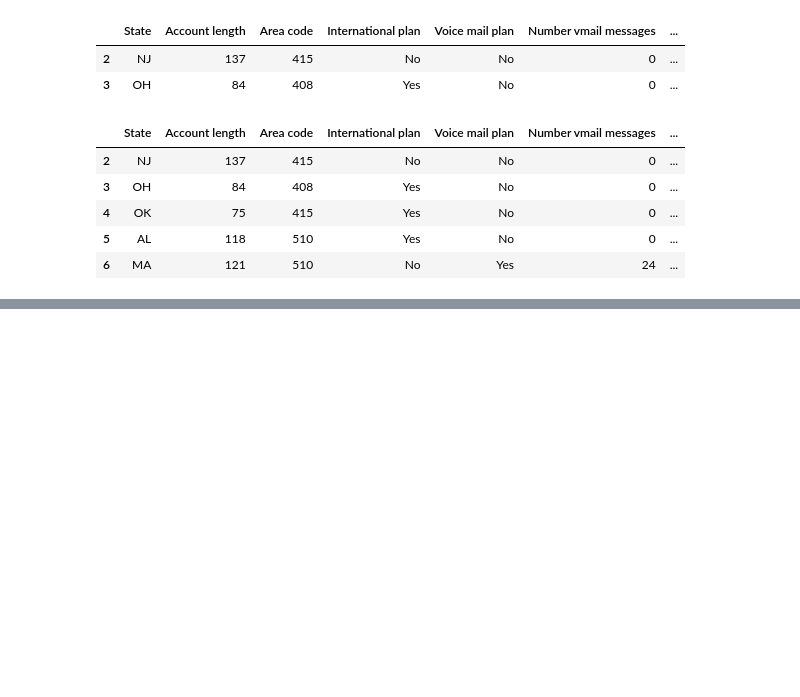
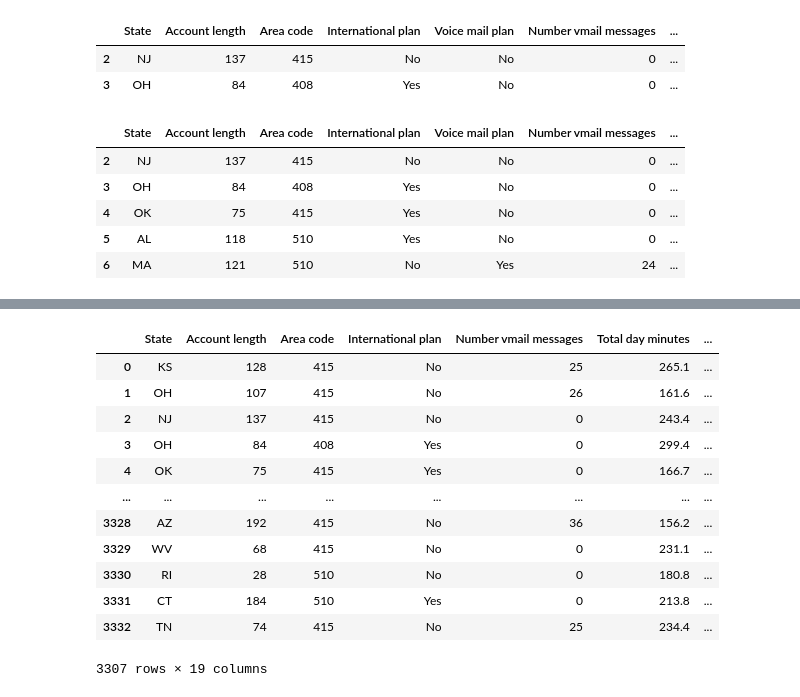
Before and after one commit to Nahsc0/DSFP_CLass, a Jupyter notebook: DataFrame.ipynb, the cells around one changed output, grey strips where cells are left out. Drawn from its saved outputs; the diff is of its cells as text; code cells hidden in the pictures; blank space fills up the shorter version.

```diff
--- a/DataFrame.ipynb
+++ b/DataFrame.ipynb
@@ -246,0 +302,4 @@ df[                 df['International plan'] == 'Yes'                         ]
+# %%
+cleaned_df = df.dropna()
+
+cleaned_df
@@ -246,0 +320,19 @@ df[                 df['International plan'] == 'Yes'                         ]
+# %%
+cleaned_df = cleaned_df.drop('Voice mail plan', axis=1)   #To Remove a column
+# %%
+
+cleaned_df
+# %% [output]
+|  | State | Account length | Area code | International plan | Number vmail messages | Total day minutes | ... |
+| 0 | KS | 128 | 415 | No | 25 | 265.1 | ... |
+| 1 | OH | 107 | 415 | No | 26 | 161.6 | ... |
+| 2 | NJ | 137 | 415 | No | 0 | 243.4 | ... |
+| 3 | OH | 84 | 408 | Yes | 0 | 299.4 | ... |
+| 4 | OK | 75 | 415 | Yes | 0 | 166.7 | ... |
+| ... | ... | ... | ... | ... | ... | ... | ... |
+| 3328 | AZ | 192 | 415 | No | 36 | 156.2 | ... |
+| 3329 | WV | 68 | 415 | No | 0 | 231.1 | ... |
+| 3330 | RI | 28 | 510 | No | 0 | 180.8 | ... |
+| 3331 | CT | 184 | 510 | Yes | 0 | 213.8 | ... |
+| 3332 | TN | 74 | 415 | No | 25 | 234.4 | ... |
+3307 rows × 19 columns
```
Also changed, not shown: parts of 30 cells of this notebook.
